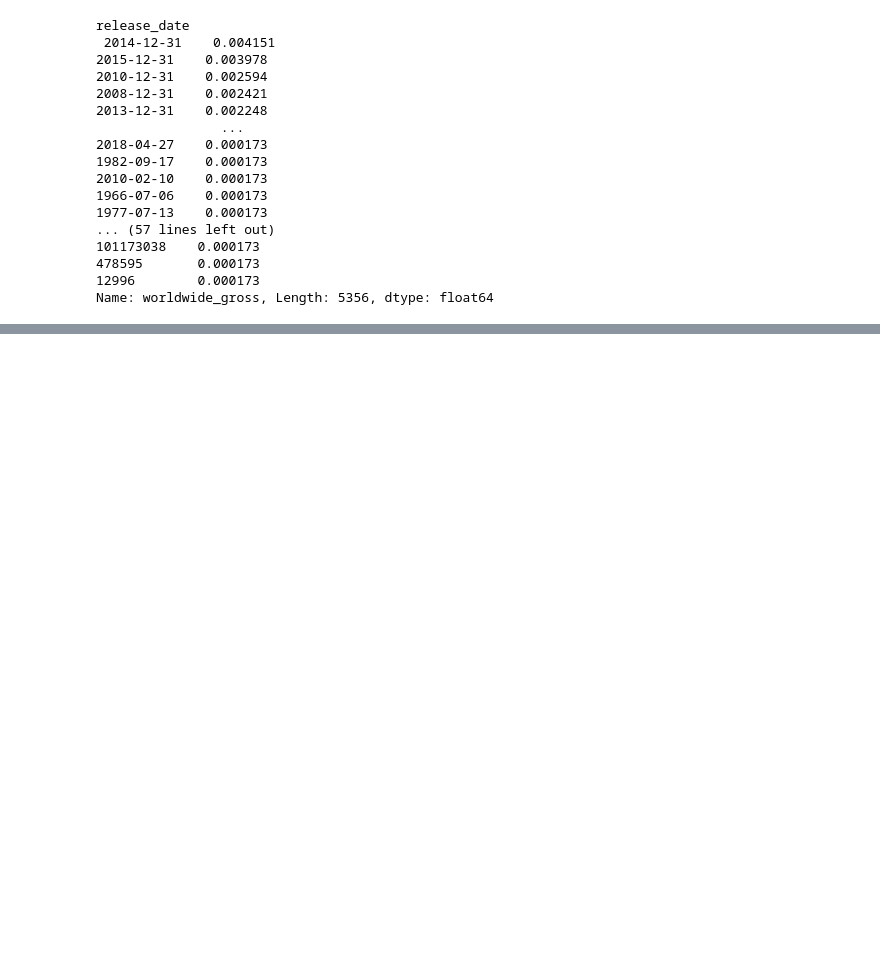
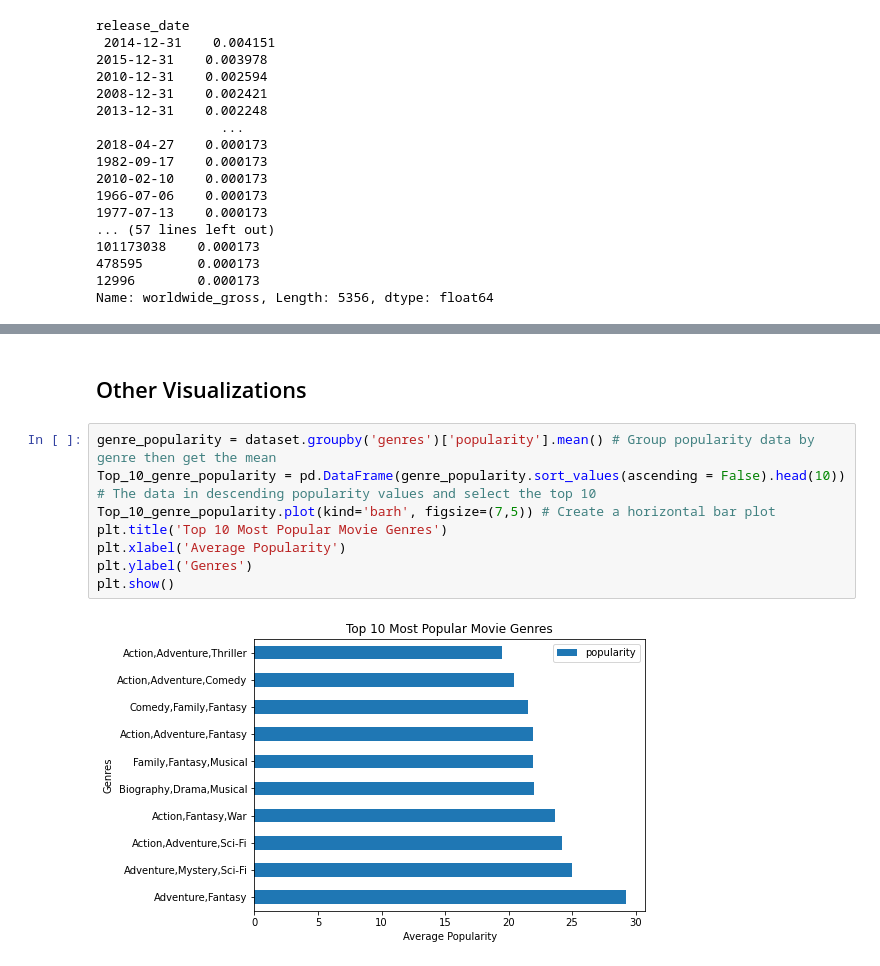
Before and after one commit to GraceKoki/dsc-phase-1-project-v2-4, a Jupyter notebook: student.ipynb, the cells around one changed output, grey strips where cells are left out. Cells and saved outputs as stored; diff of their text form; blank space fills up the shorter version.

```diff
--- a/student.ipynb
+++ b/student.ipynb
@@ -828,0 +472,12 @@ dataset.dropna(axis = 0).head() # Dropping all rows with null values
+# %% [markdown]
+## Other Visualizations
+# %%
+genre_popularity = dataset.groupby('genres')['popularity'].mean() # Group popularity data by genre then get the mean
+Top_10_genre_popularity = pd.DataFrame(genre_popularity.sort_values(ascending = False).head(10)) # The data in descending popularity values and select the top 10
+Top_10_genre_popularity.plot(kind='barh', figsize=(7,5)) # Create a horizontal bar plot
+plt.title('Top 10 Most Popular Movie Genres')
+plt.xlabel('Average Popularity')
+plt.ylabel('Genres')
+plt.show()
+# %% [output]
+[figure, added]
```
Also changed, not shown: parts of 120 cells of this notebook, 2 other files.
